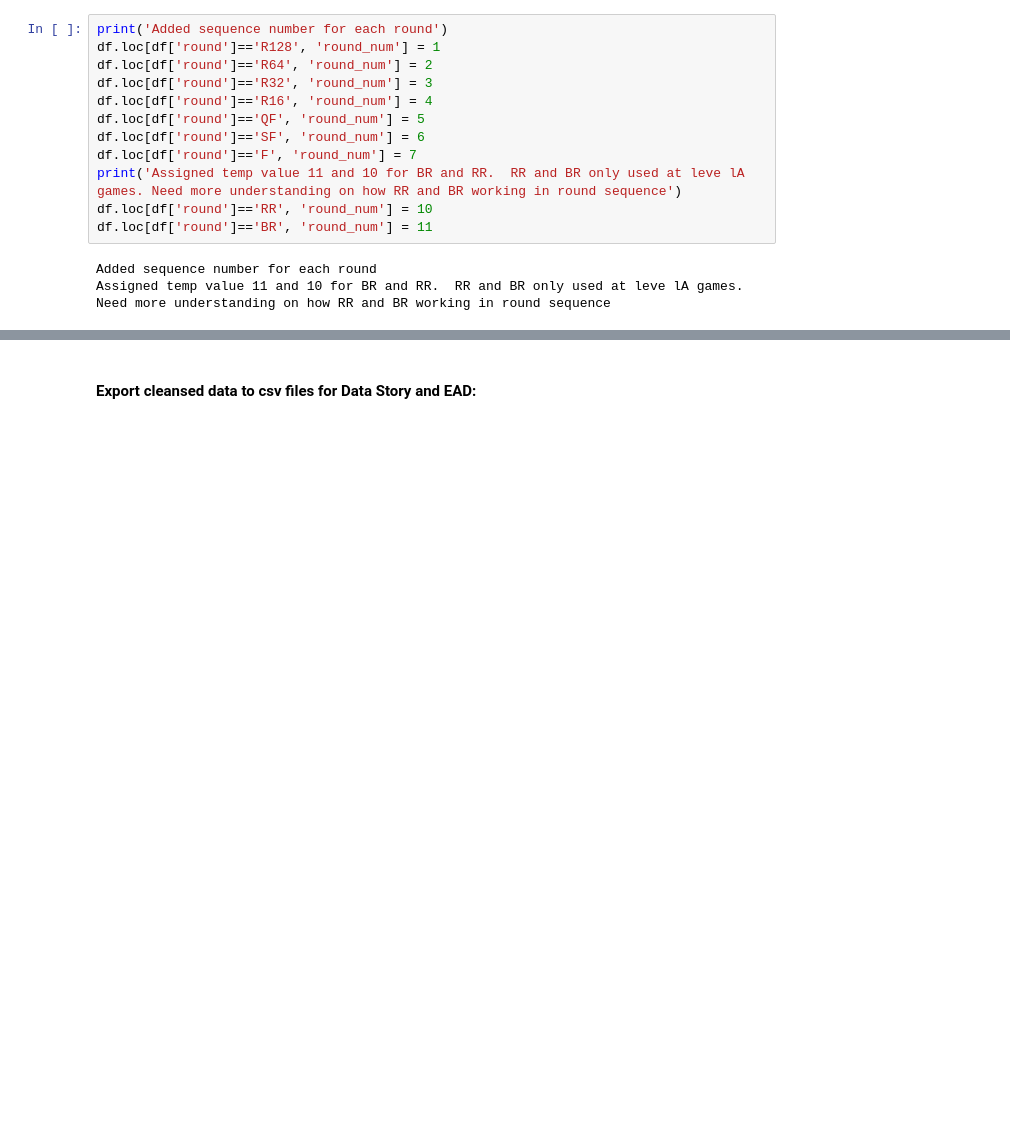
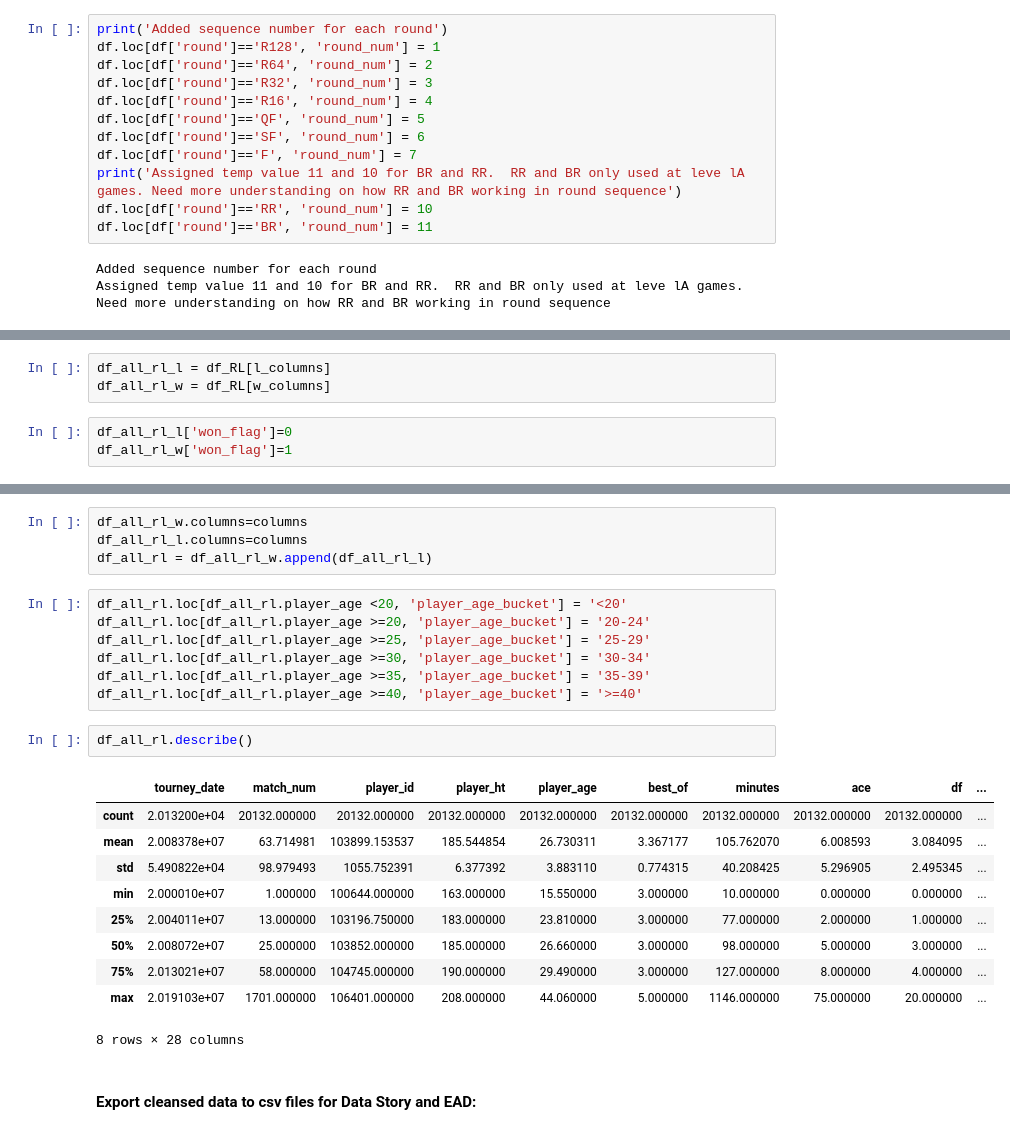
Before and after one commit to YF4GitHub/Chun-Zhi-Jiao, a Jupyter notebook: Capstone-Project1/DataCleansingandWrangling.ipynb, the cells around one changed output, grey strips where cells are left out. Cells and saved outputs as stored; diff of their text form; blank space fills up the shorter version.

```diff
--- a/Capstone-Project1/DataCleansingandWrangling.ipynb
+++ b/Capstone-Project1/DataCleansingandWrangling.ipynb
@@ -525,0 +579,6 @@ Name: minutes, dtype: float64
+# %%
+df_all_rl_l = df_RL[l_columns]
+df_all_rl_w = df_RL[w_columns]
+# %%
+df_all_rl_l['won_flag']=0
+df_all_rl_w['won_flag']=1
@@ -526,3 +595,27 @@ Name: minutes, dtype: float64
+# %%
+df_all_rl_w.columns=columns
+df_all_rl_l.columns=columns
+df_all_rl = df_all_rl_w.append(df_all_rl_l)
+# %%
+df_all_rl.loc[df_all_rl.player_age <20, 'player_age_bucket'] = '<20'
+df_all_rl.loc[df_all_rl.player_age >=20, 'player_age_bucket'] = '20-24'
+df_all_rl.loc[df_all_rl.player_age >=25, 'player_age_bucket'] = '25-29'
+df_all_rl.loc[df_all_rl.player_age >=30, 'player_age_bucket'] = '30-34'
+df_all_rl.loc[df_all_rl.player_age >=35, 'player_age_bucket'] = '35-39'
+df_all_rl.loc[df_all_rl.player_age >=40, 'player_age_bucket'] = '>=40'
+# %%
+df_all_rl.describe()
+# %% [output]
+|  | tourney_date | match_num | player_id | player_ht | player_age | best_of | minutes | ace | df | ... |
+| count | 2.013200e+04 | 20132.000000 | 20132.000000 | 20132.000000 | 20132.000000 | 20132.000000 | 20132.000000 | 20132.000000 | 20132.000000 | ... |
+| mean | 2.008378e+07 | 63.714981 | 103899.153537 | 185.544854 | 26.730311 | 3.367177 | 105.762070 | 6.008593 | 3.084095 | ... |
+| std | 5.490822e+04 | 98.979493 | 1055.752391 | 6.377392 | 3.883110 | 0.774315 | 40.208425 | 5.296905 | 2.495345 | ... |
+| min | 2.000010e+07 | 1.000000 | 100644.000000 | 163.000000 | 15.550000 | 3.000000 | 10.000000 | 0.000000 | 0.000000 | ... |
+| 25% | 2.004011e+07 | 13.000000 | 103196.750000 | 183.000000 | 23.810000 | 3.000000 | 77.000000 | 2.000000 | 1.000000 | ... |
+| 50% | 2.008072e+07 | 25.000000 | 103852.000000 | 185.000000 | 26.660000 | 3.000000 | 98.000000 | 5.000000 | 3.000000 | ... |
+| 75% | 2.013021e+07 | 58.000000 | 104745.000000 | 190.000000 | 29.490000 | 3.000000 | 127.000000 | 8.000000 | 4.000000 | ... |
+| max | 2.019103e+07 | 1701.000000 | 106401.000000 | 208.000000 | 44.060000 | 5.000000 | 1146.000000 | 75.000000 | 20.000000 | ... |
+8 rows × 28 columns
 # %% [markdown]
 #### Export cleansed data to csv files for Data Story and EAD:
 # %%
```
Also changed, not shown: parts of 25 cells of this notebook, 1 other file.
